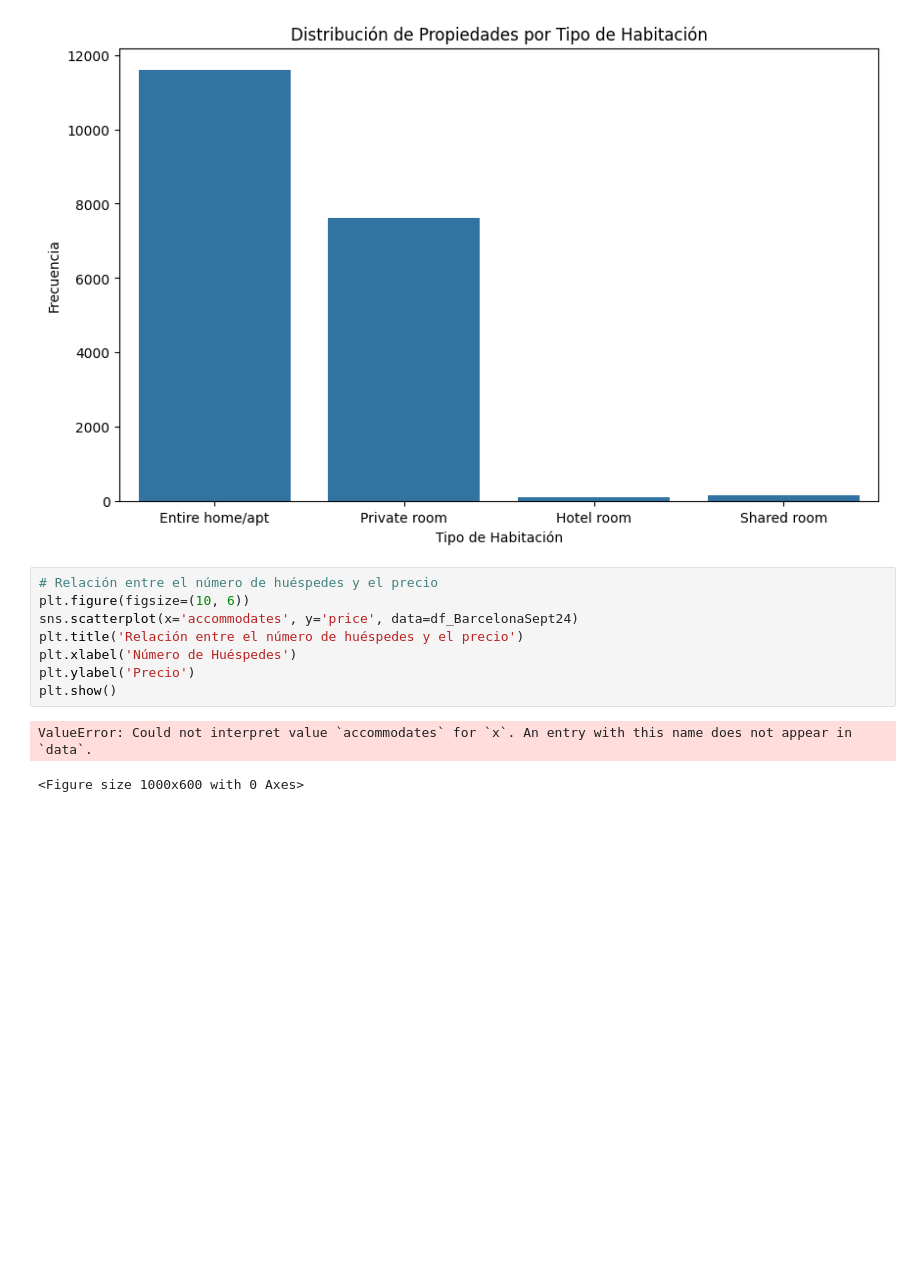
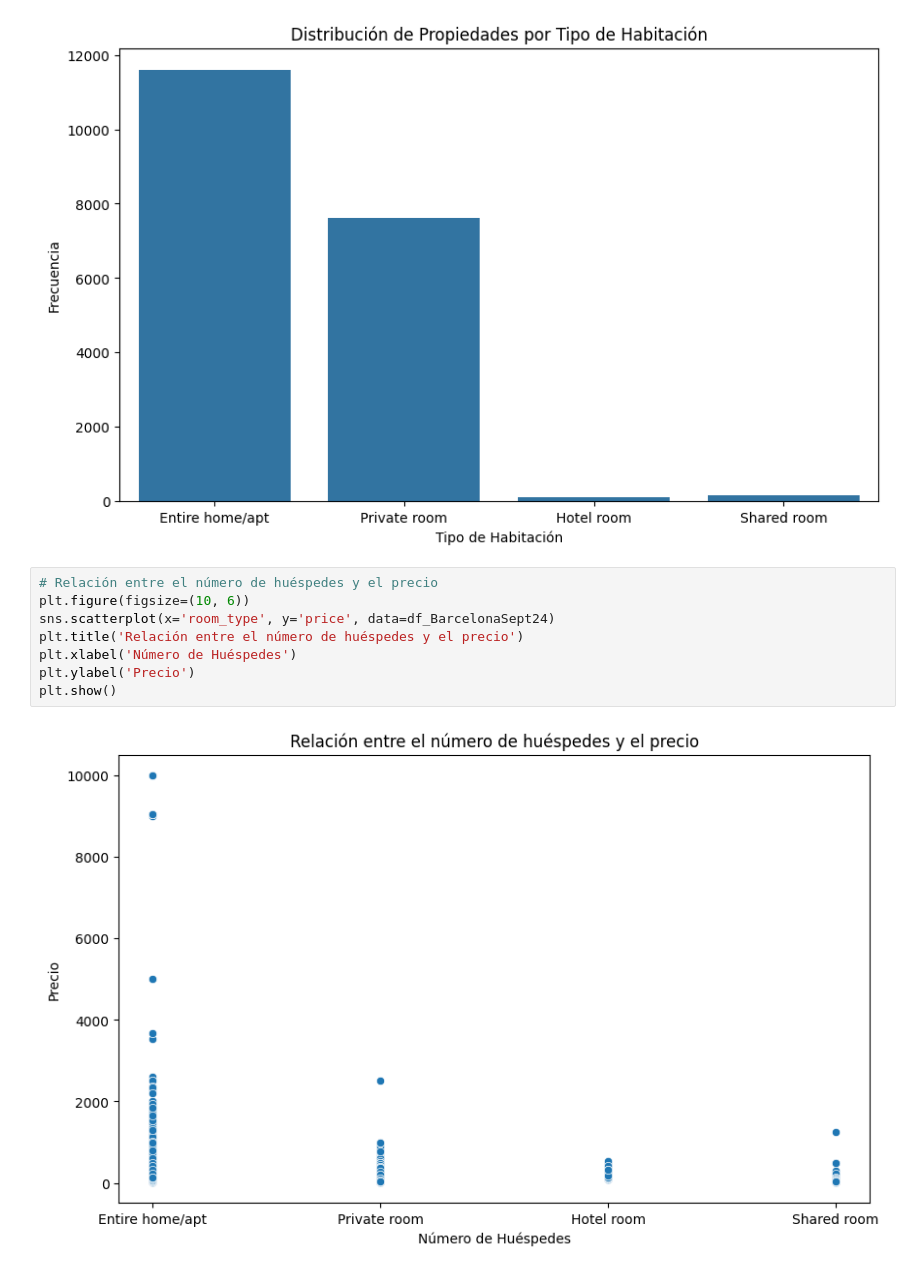
Before and after one commit to AlbrtttoTorres/DS_ONLINE_THEBRIDGE_ATC, a Jupyter notebook: Project_Break_EDA/BarnaSept24.ipynb, the cells around one changed output. Saved outputs shown, nothing was run; the diff lists cells and outputs as text; blank space fills up the shorter version.

```diff
--- a/Project_Break_EDA/BarnaSept24.ipynb
+++ b/Project_Break_EDA/BarnaSept24.ipynb
@@ -112,14 +112,13 @@ plt.show()
 # %%
 # Relación entre el número de huéspedes y el precio
 plt.figure(figsize=(10, 6))
-sns.scatterplot(x='accommodates', y='price', data=df_BarcelonaSept24)
+sns.scatterplot(x='room_type', y='price', data=df_BarcelonaSept24)
 plt.title('Relación entre el número de huéspedes y el precio')
 plt.xlabel('Número de Huéspedes')
 plt.ylabel('Precio')
 plt.show()
 # %% [output]
-ValueError: Could not interpret value `accommodates` for `x`. An entry with this name does not appear in `data`.
-<Figure size 1000x600 with 0 Axes>
+[figure, added]
 # %%
 # Si tienes una columna de fecha, como 'last_review', puedes extraer el día de la semana y analizarlo
 df_BarcelonaSept24['last_review'] = pd.to_datetime(df_BarcelonaSept24['last_review'], errors='coerce')
```
Also changed, not shown: parts of 10 cells of this notebook, 5 other files.
